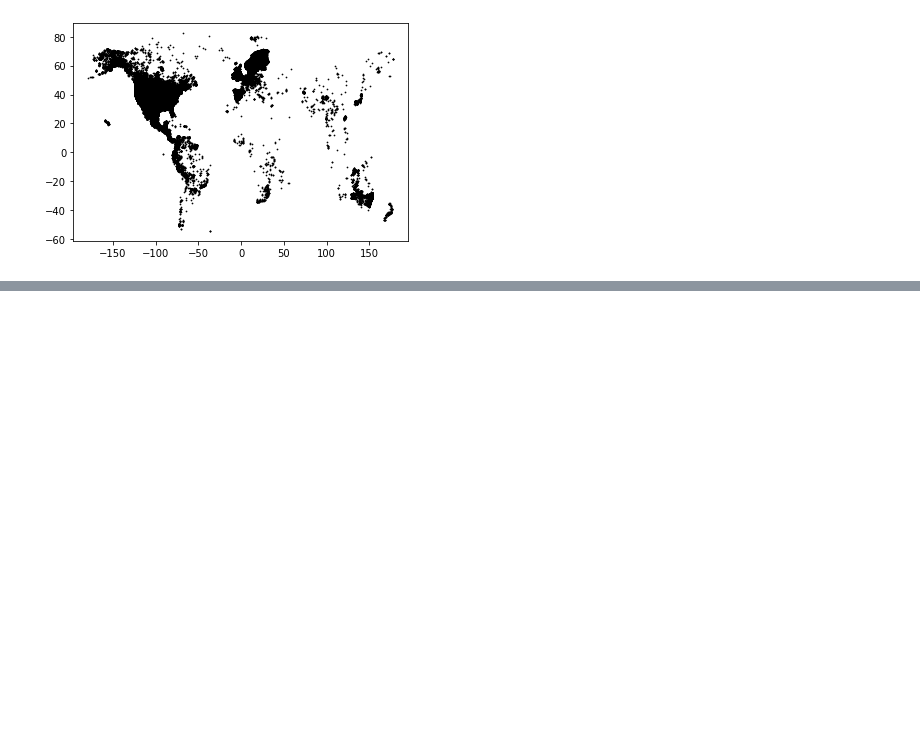
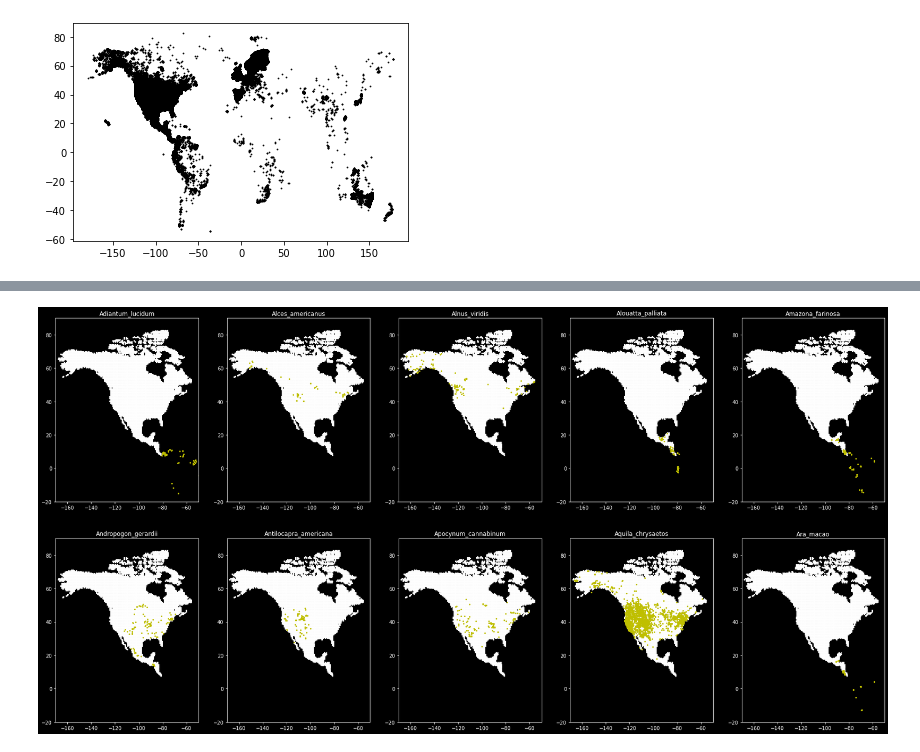
Before and after one commit to ConnorSutton07/Panorama-Project, a Jupyter notebook: panorama.ipynb, the cells around one changed output, grey strips where cells are left out. Saved outputs shown, nothing was run; the diff lists cells and outputs as text; code cells hidden in the pictures; blank space fills up the shorter version.

```diff
--- a/panorama.ipynb
+++ b/panorama.ipynb
@@ -52,0 +70,23 @@ plt.scatter(d.longitude, d.latitude, color='black', s=0.5)
+# %%
+cur_list = 0
+bios = [[]]
+locs = [[]]
+for i in range(1, s.size):
+    if s[i] != s[i-1]:
+        cur_list += 1
+        bios.append([])
+        locs.append([])
+    bios[cur_list].append(bio_data[i])
+    locs[cur_list].append(loc_data[i])
+# %%
+correlation_max = 0.975
+tmp_bios = []
+tmp_locs = []
+tmp_names = []
+names_lst = sorted(names)
+for i in range(len(bios)):
+    corr = np.corrcoef(bios[i], rowvar=False)
+    if not (len(bios[i]) < 9 or np.abs(corr[0][1]) > correlation_max or np.abs(corr[0][2]) > correlation_max):
+        tmp_bios.append(bios[i])
+        tmp_locs.append(locs[i])
+        tmp_names.append(names_lst[i])
@@ -52,0 +105,17 @@ plt.scatter(d.longitude, d.latitude, color='black', s=0.5)
+# %%
+rows, cols = 2, 5
+fig, axes = plt.subplots(rows, cols, figsize=(30, 15))
+plt.style.use(['dark_background'])
+for row in range(rows):
+    for col in range(cols):
+        i = (5 * row) + col
+        loc = np.array(locs[i]).T
+        axes[row, col].scatter(nlon, nlat, s=1.5, c='white')
+        axes[row, col].scatter(loc[1], loc[0], c='y', s=4)
+        axes[row, col].set_xlim([-170, -50])
+        axes[row, col].set_ylim([-20, 90])
+        axes[row, col].set_title(names[i])
+
+plt.savefig('locs.jpg')
+# %% [output]
+[figure, added]
```
Also changed, not shown: parts of 7 cells of this notebook.
